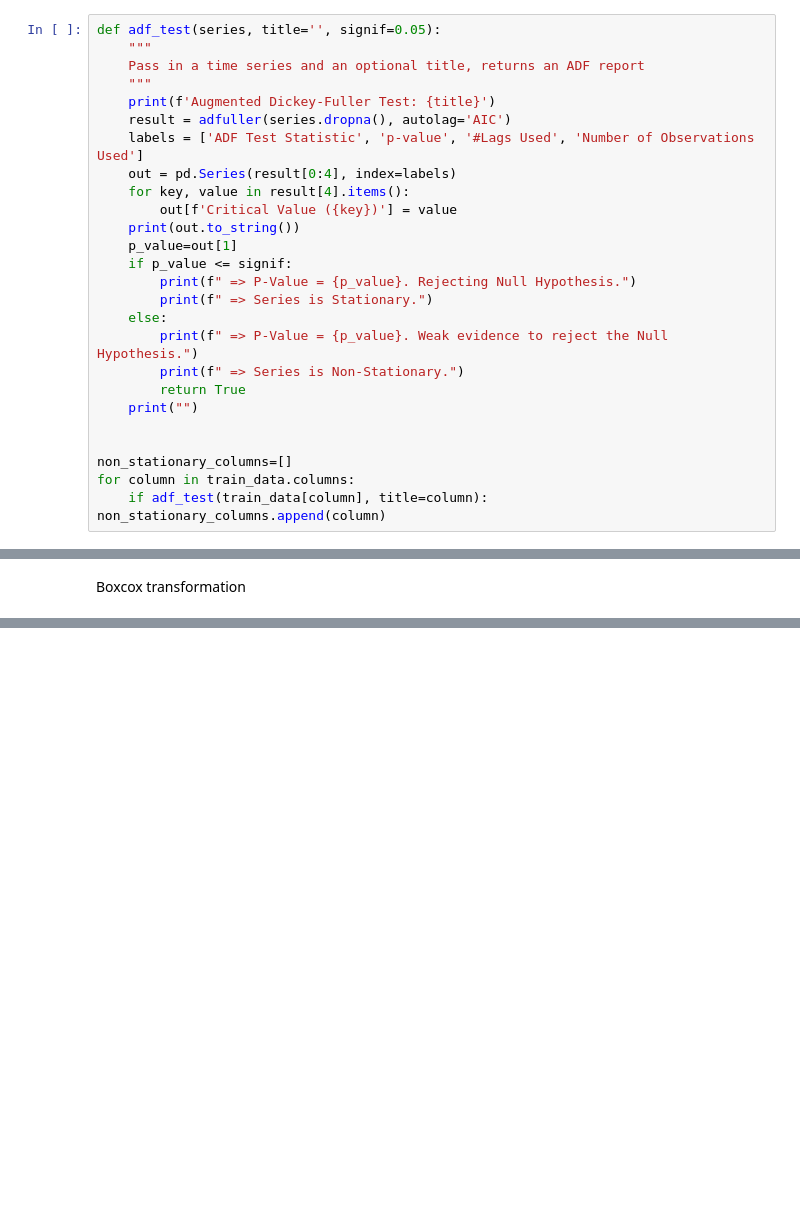
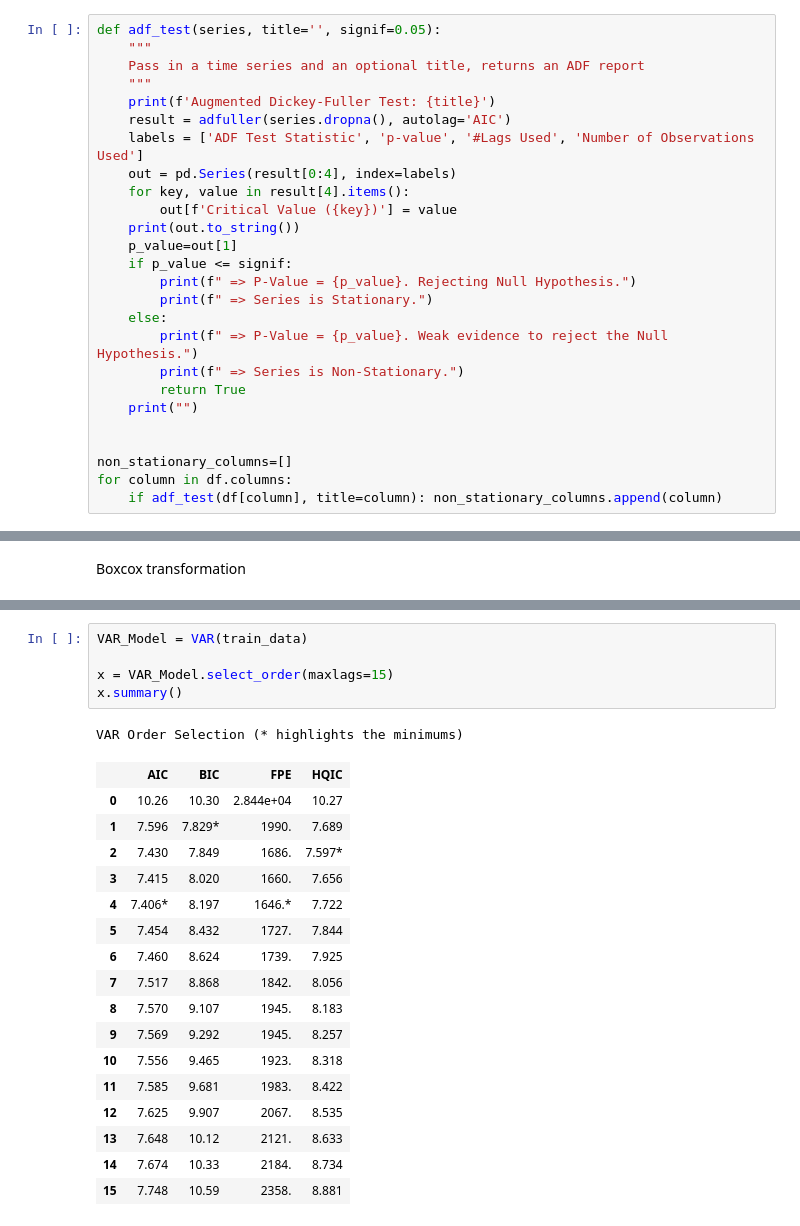
Before and after one commit to Rheyhan/BVAR-and-VAR-Comparison-on-Ancol-Sea-Level-PSB, a Jupyter notebook: Main.ipynb, the cells around one changed output, grey strips where cells are left out. Saved outputs shown, nothing was run; the diff lists cells and outputs as text; blank space fills up the shorter version.

```diff
--- a/Main.ipynb
+++ b/Main.ipynb
@@ -169,7 +151,7 @@ def adf_test(series, title='', signif=0.05):
 
 
 non_stationary_columns=[]
-for column in train_data.columns:
-    if adf_test(train_data[column], title=column): non_stationary_columns.append(column)
+for column in df.columns:
+    if adf_test(df[column], title=column): non_stationary_columns.append(column)
 # %% [output]
 Augmented Dickey-Fuller Test: Tavg
@@ -386,0 +418,24 @@ check_variance_stationarity(transformed_data)
+# %%
+VAR_Model = VAR(train_data)
+
+x = VAR_Model.select_order(maxlags=15)
+x.summary()
+# %% [output]
+VAR Order Selection (* highlights the minimums)
+|  | AIC | BIC | FPE | HQIC |
+| 0 | 10.26 | 10.30 | 2.844e+04 | 10.27 |
+| 1 | 7.596 | 7.829* | 1990. | 7.689 |
+| 2 | 7.430 | 7.849 | 1686. | 7.597* |
+| 3 | 7.415 | 8.020 | 1660. | 7.656 |
+| 4 | 7.406* | 8.197 | 1646.* | 7.722 |
+| 5 | 7.454 | 8.432 | 1727. | 7.844 |
+| 6 | 7.460 | 8.624 | 1739. | 7.925 |
+| 7 | 7.517 | 8.868 | 1842. | 8.056 |
+| 8 | 7.570 | 9.107 | 1945. | 8.183 |
+| 9 | 7.569 | 9.292 | 1945. | 8.257 |
+| 10 | 7.556 | 9.465 | 1923. | 8.318 |
+| 11 | 7.585 | 9.681 | 1983. | 8.422 |
+| 12 | 7.625 | 9.907 | 2067. | 8.535 |
+| 13 | 7.648 | 10.12 | 2121. | 8.633 |
+| 14 | 7.674 | 10.33 | 2184. | 8.734 |
+| 15 | 7.748 | 10.59 | 2358. | 8.881 |
```
Also changed, not shown: parts of 28 cells of this notebook.
